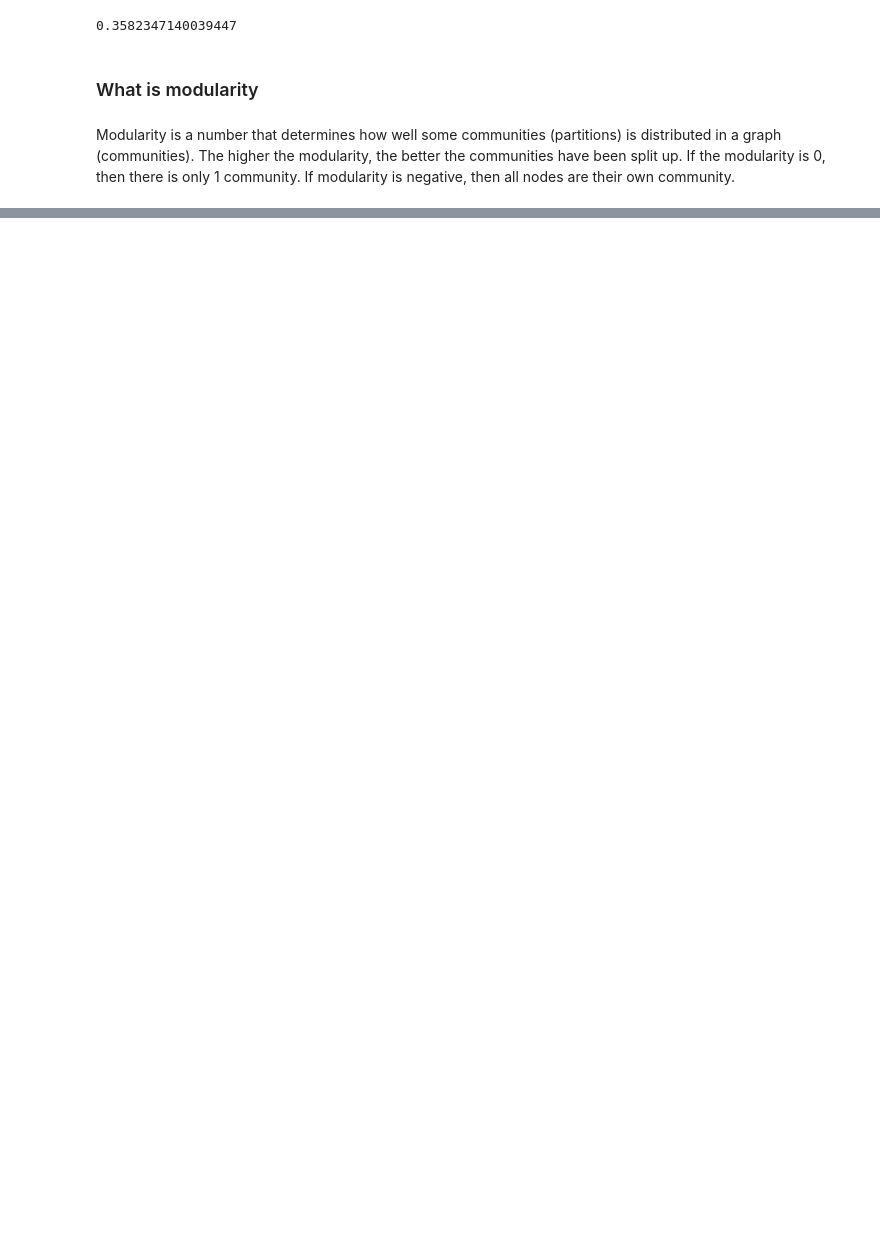
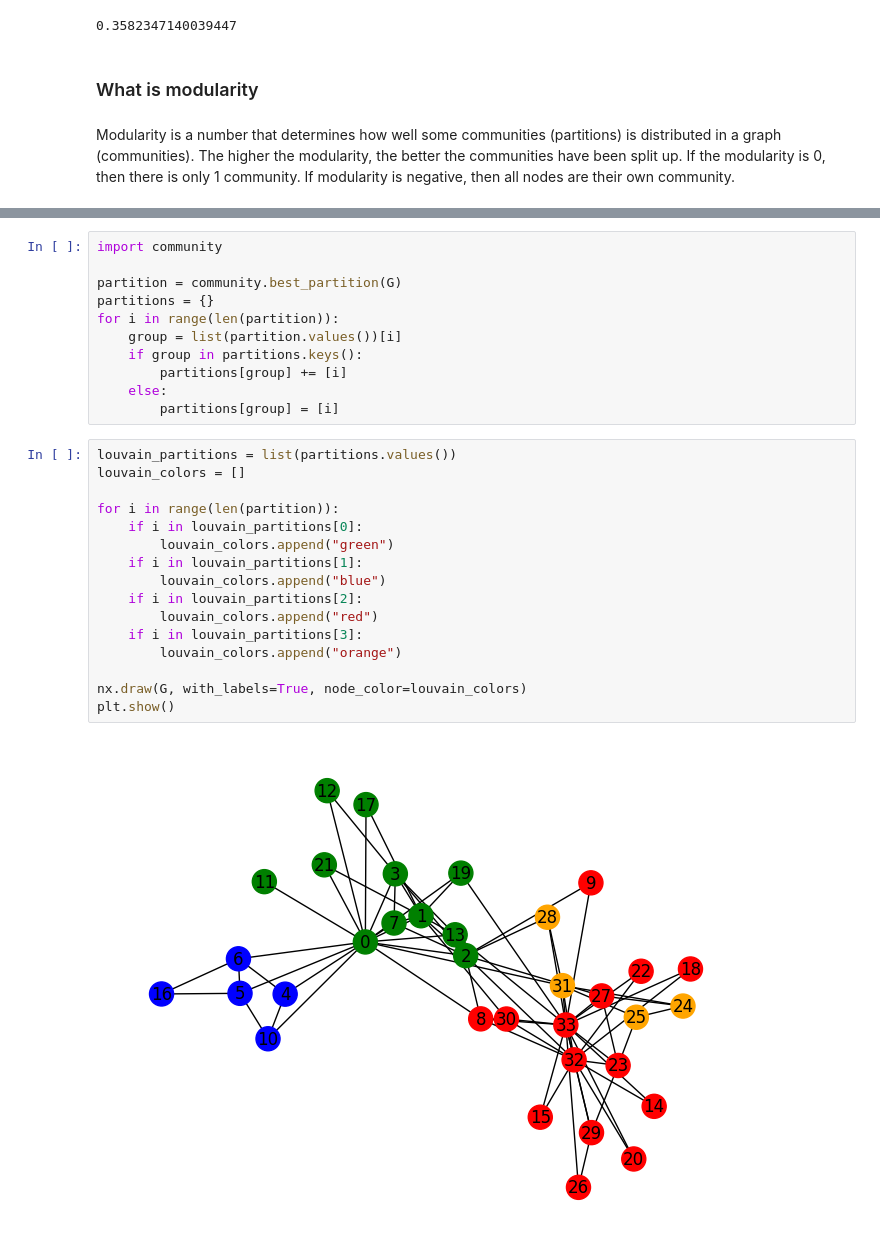
Before and after one commit to FabianScott/ComSoc, a Jupyter notebook: Week_6/modularity_karate.ipynb, the cells around one changed output, grey strips where cells are left out. Drawn from its saved outputs; the diff is of its cells as text; blank space fills up the shorter version.

```diff
--- a/Week_6/modularity_karate.ipynb
+++ b/Week_6/modularity_karate.ipynb
@@ -46,0 +143,29 @@ Modularity is a number that determines how well some communities (partitions) is
+# %%
+import community
+
+partition = community.best_partition(G)
+partitions = {}
+for i in range(len(partition)):
+    group = list(partition.values())[i]
+    if group in partitions.keys():
+        partitions[group] += [i]
+    else:
+        partitions[group] = [i]
+# %%
+louvain_partitions = list(partitions.values())
+louvain_colors = []
+
+for i in range(len(partition)):
+    if i in louvain_partitions[0]:
+        louvain_colors.append("green")
+    if i in louvain_partitions[1]:
+        louvain_colors.append("blue")
+    if i in louvain_partitions[2]:
+        louvain_colors.append("red")
+    if i in louvain_partitions[3]:
+        louvain_colors.append("orange")
+
+nx.draw(G, with_labels=True, node_color=louvain_colors)
+plt.show()
+# %% [output]
+[figure, added]
```
Also changed, not shown: parts of 17 cells of this notebook.
